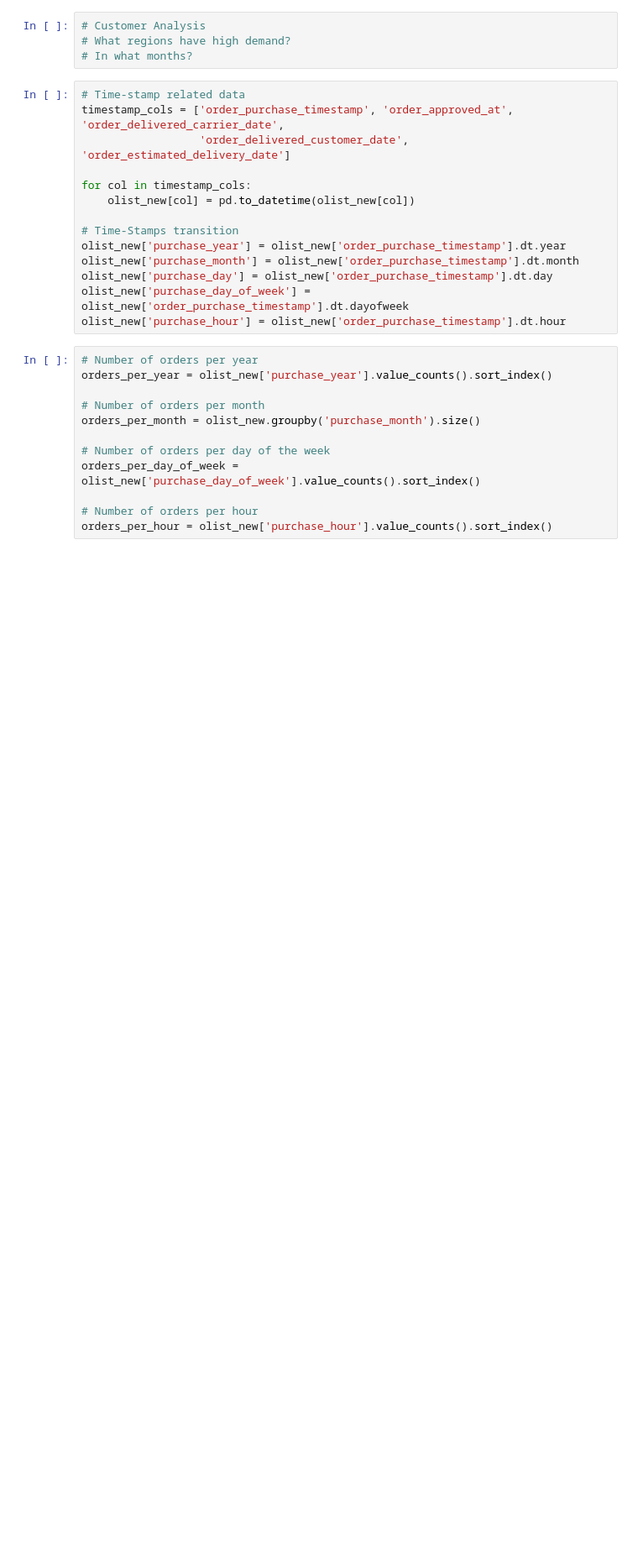
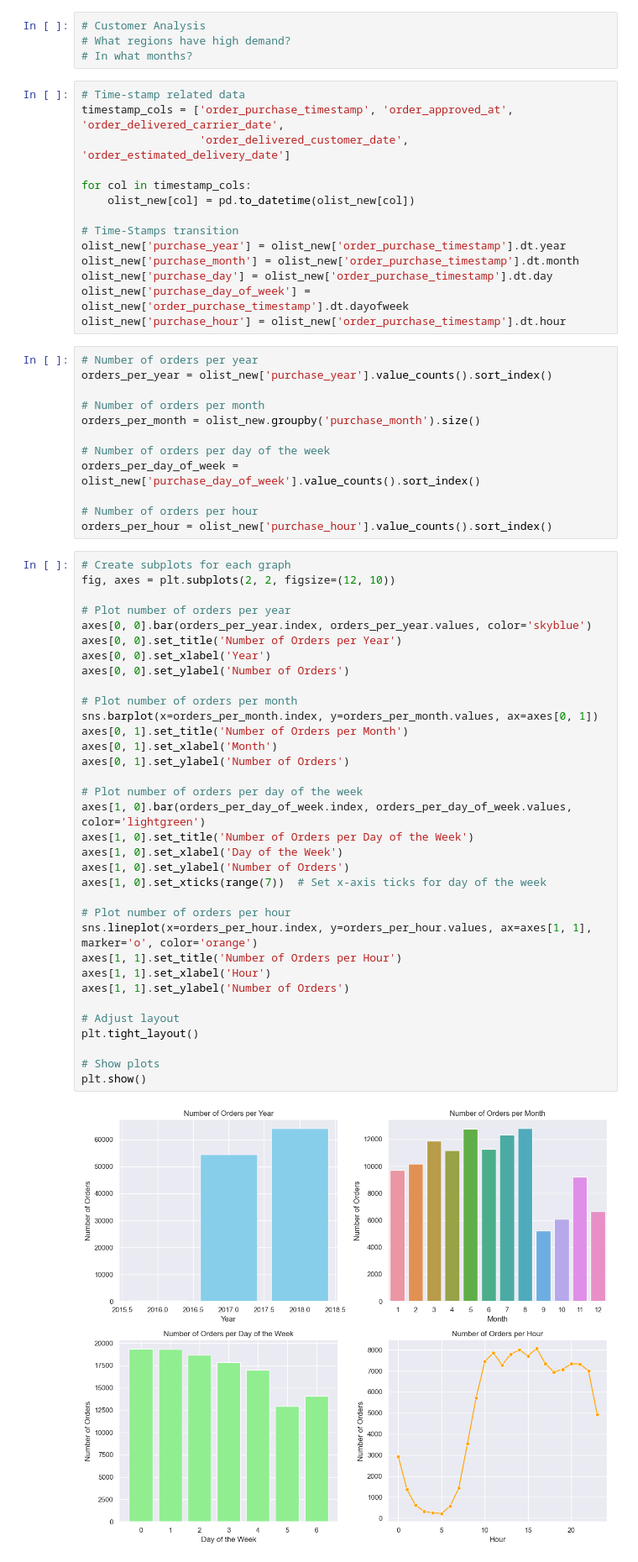
Before and after one commit to SamTerstappen99/MachineLearning-Group6, a Jupyter notebook: Final General Analysis.ipynb, the cells around one changed output. Shown at 84% size. Saved outputs shown, nothing was run; the diff lists cells and outputs as text; blank space fills up the shorter version.

```diff
--- a/Final General Analysis.ipynb
+++ b/Final General Analysis.ipynb
@@ -78,3 +124,39 @@ orders_per_day_of_week = olist_new['purchase_day_of_week'].value_counts().sort_i
 
 # Number of orders per hour
 orders_per_hour = olist_new['purchase_hour'].value_counts().sort_index()
+# %%
+# Create subplots for each graph
+fig, axes = plt.subplots(2, 2, figsize=(12, 10))
+
+# Plot number of orders per year
+axes[0, 0].bar(orders_per_year.index, orders_per_year.values, color='skyblue')
+axes[0, 0].set_title('Number of Orders per Year')
+axes[0, 0].set_xlabel('Year')
+axes[0, 0].set_ylabel('Number of Orders')
+
+# Plot number of orders per month
+sns.barplot(x=orders_per_month.index, y=orders_per_month.values, ax=axes[0, 1])
+axes[0, 1].set_title('Number of Orders per Month')
+axes[0, 1].set_xlabel('Month')
+axes[0, 1].set_ylabel('Number of Orders')
+
+# Plot number of orders per day of the week
+axes[1, 0].bar(orders_per_day_of_week.index, orders_per_day_of_week.values, color='lightgreen')
+axes[1, 0].set_title('Number of Orders per Day of the Week')
+axes[1, 0].set_xlabel('Day of the Week')
+axes[1, 0].set_ylabel('Number of Orders')
+axes[1, 0].set_xticks(range(7))  # Set x-axis ticks for day of the week
+
+# Plot number of orders per hour
+sns.lineplot(x=orders_per_hour.index, y=orders_per_hour.values, ax=axes[1, 1], marker='o', color='orange')
+axes[1, 1].set_title('Number of Orders per Hour')
+axes[1, 1].set_xlabel('Hour')
+axes[1, 1].set_ylabel('Number of Orders')
+
+# Adjust layout
+plt.tight_layout()
+
+# Show plots
+plt.show()
+# %% [output]
+[figure, added]
```
Also changed, not shown: parts of 4 cells of this notebook.
